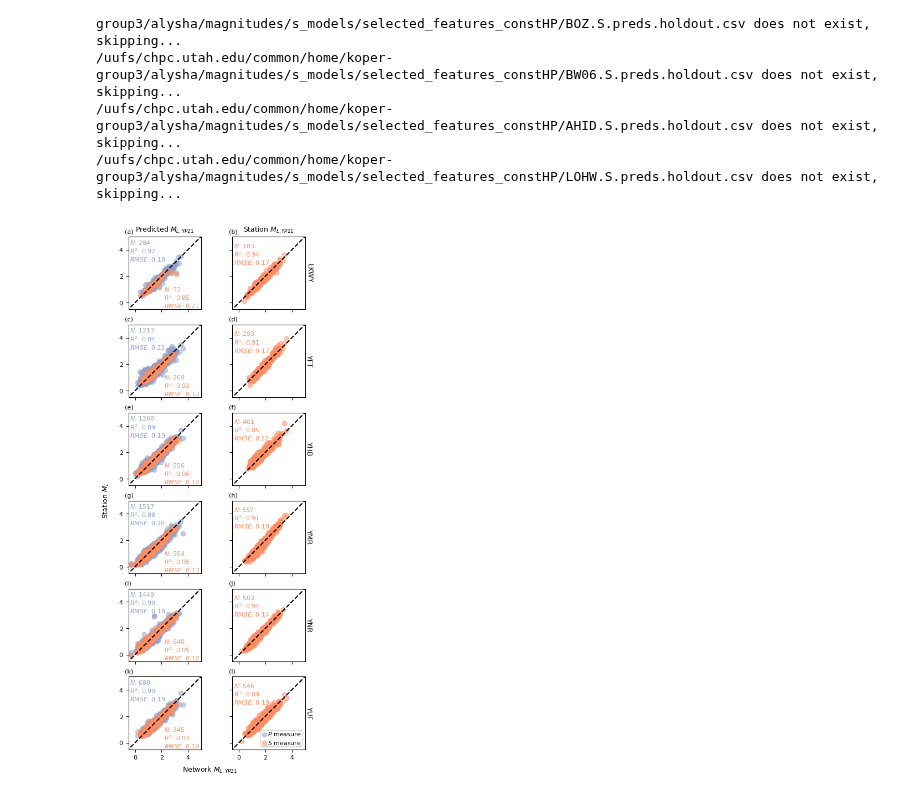
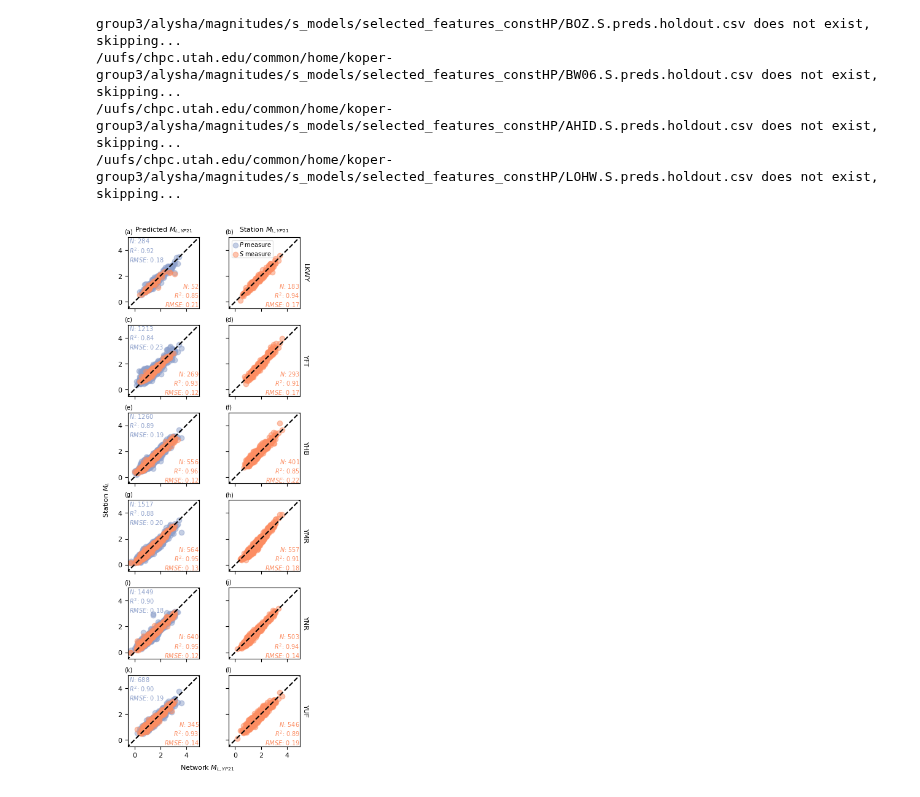
Before and after one commit to armstrong06/featmag, a Jupyter notebook: notebooks_figures/comparePredictionsWithYPML.ipynb, the cells around one changed output. Cells and saved outputs as stored; diff of their text form; code cells hidden in the pictures.

Commit message:
update plot size and text

```diff
--- a/notebooks_figures/comparePredictionsWithYPML.ipynb
+++ b/notebooks_figures/comparePredictionsWithYPML.ipynb
@@ -15,9 +15,9 @@ if module_path not in sys.path:
 from src import plotting
 from src.utils import combine_prediction_files, compute_network_avg_prediction
 # %%
-SMALL_SIZE = 8
-MEDIUM_SIZE = 9
-BIGGER_SIZE = 10
+SMALL_SIZE = 7
+MEDIUM_SIZE = 8
+BIGGER_SIZE = 8
 
 plt.rc('font', size=SMALL_SIZE)          # controls default text sizes
 plt.rc('axes', titlesize=MEDIUM_SIZE)     # fontsize of the axes title
@@ -63,7 +63,7 @@ s_holdout_preds_df = combine_prediction_files(stations, s_selected_feat_dir,'S',
 p_stats = np.sort(p_test_preds_df.station.unique())
 fig, axes = plt.subplots(len(p_stats), 2,
                           constrained_layout=True,
-                          figsize=(4, 10))
+                          figsize=(3.5, 9))
 ypml_color = '#fc8d62' #'#66c2a5' #'#998ec3'
 s_color ='#fc8d62' # '#66c2a5' #'#f1a340'
 p_color = '#8da0cb' ##66c2a5' #'#fc8d62' #'#998ec3'
@@ -113,13 +113,14 @@ for i in range(0, p_stats.shape[0]):
     axes[i][0].set_xticks([0, 2, 4])
     axes[i][0].set_yticks([0, 2, 4])
 
-    axes[i][0].text(-0.4, 3.15,
+    axes[i][0].text(-0.4, 3.1,
                 f"$N$:{p_stat_df.shape[0]: 0.0f}\n$R^2$:{p_r2: 0.2f}\n$RMSE$:{p_rmse: 0.2f}",
                 color=p_color,)
 
-    axes[i][0].text(2.2, -0.4,
+    axes[i][0].text(5.0, -0.4,
                     f"$N$:{s_stat_df.shape[0]: 0.0f}\n$R^2$:{s_r2: 0.2f}\n$RMSE$:{s_rmse: 0.2f}",
-                    color=s_color,)
+                    color=s_color,
+                    horizontalalignment='right')
                 #bbox=dict(facecolor='white', alpha=0.5, edgecolor='white'))
 
 handles = [s]
@@ -148,37 +149,39 @@ for i in range(0, p_stats.shape[0]):
     axes[i][1].tick_params(axis='both', which='major', labelsize=8)
     axes[i][1].set_ylim([-0.5, 5])
     axes[i][1].set_xlim([-0.5, 5])
     axes[i][1].set_xticks([0, 2, 4])
     axes[i][1].set_yticks([0, 2, 4])
 
-    axes[i][1].text(-0.4, 2.9,
+    axes[i][1].text(5.0, -0.4,
                 f"$N$:{ypml_stat_df.shape[0]: 0.0f}\n$R^2$:{ypml_r2: 0.2f}\n$RMSE$:{ypml_rmse: 0.2f}",
-                color=s_color,)
+                color=s_color,
+                horizontalalignment='right')
     axes[i][1].yaxis.set_label_position("right")
     axes[i][1].set_ylabel(stat, rotation=-90, labelpad=10.0)
 
 handles.append(s)
-axes[i][1].legend(handles=handles,
-                  loc='lower right',
+axes[0][1].legend(handles=handles,
+                  loc='upper left',
                   borderpad=0.09,
-                  handletextpad=0.1,
+                  handletextpad=0.2,
                   handlelength=1,
-                  labelspacing=0.3)
+                  labelspacing=0.3,
+                  framealpha=0.5)
 
 for i in range(axes.shape[0]):
     axes[i][1].set_yticklabels([])
 
 for ax in axes.flatten()[:-2]:
     ax.set_xticklabels([])
 
 
 subpanel_labels = list(string.ascii_lowercase)
 for i, ax in enumerate(axes.flatten()):
     ax.text(-0.05, 1.05, f'({subpanel_labels[i]})',
     transform=ax.transAxes,)
 
 fig.supylabel("Station $M_L$")
 fig.supxlabel("Network $M_{L,YP21}$")
 fig.savefig('../figures/comparePredictedandYP21StationML.png', dpi=300)
 # %% [output]
-[figure, old version]
+[figure, new version]
```
Also changed, not shown: 1 other file.
